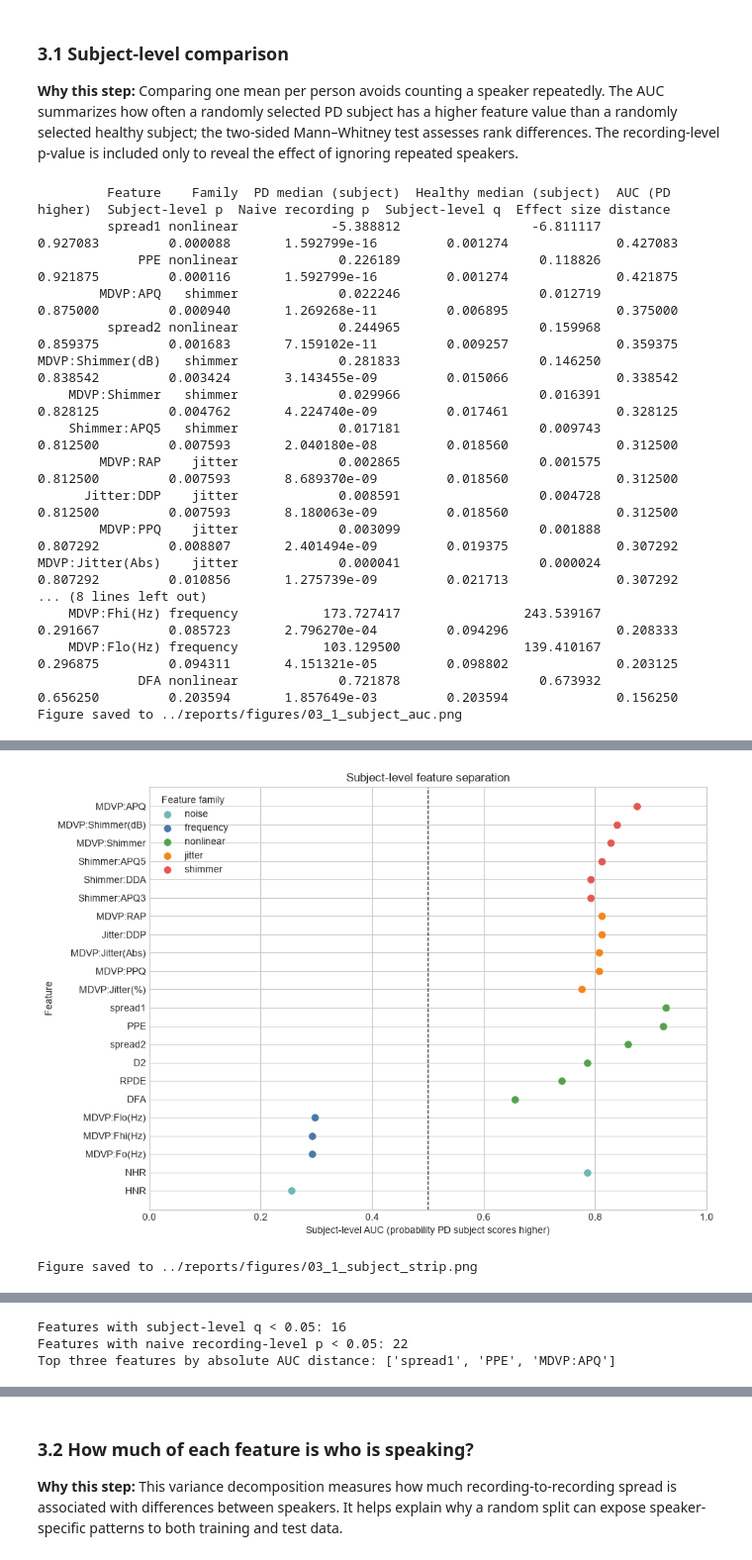
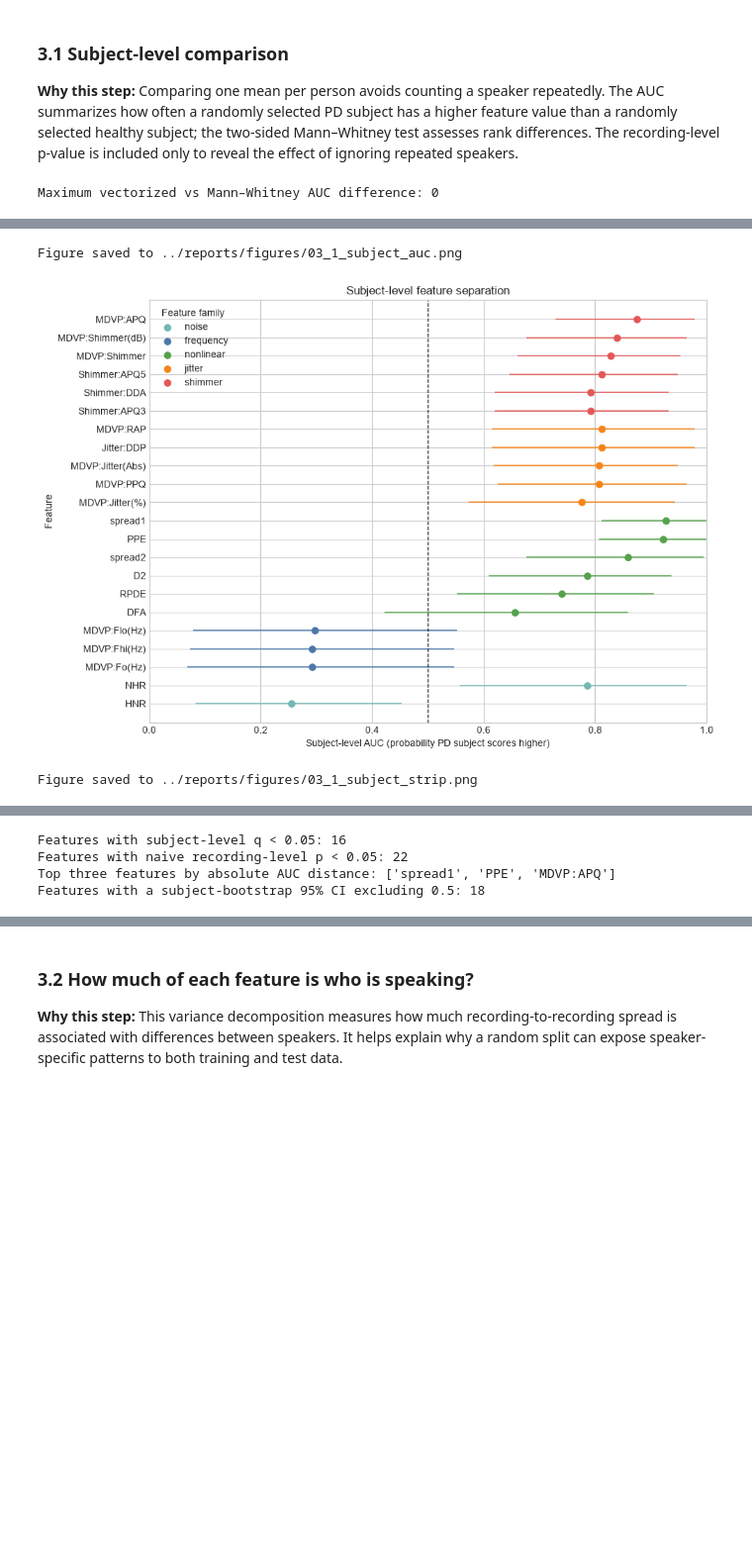
Before and after one commit to aayaan-khan/parkinsons-detection, a Jupyter notebook: notebooks/Parkinsons_Disease_Detection.ipynb, the cells around one changed output, grey strips where cells are left out. Shown at 99% size. Cells and saved outputs as stored; diff of their text form; code cells hidden in the pictures; blank space fills up the shorter version.

```diff
--- a/notebooks/Parkinsons_Disease_Detection.ipynb
+++ b/notebooks/Parkinsons_Disease_Detection.ipynb
@@ -664,13 +685,38 @@ subject_means = (
 pd_subjects = subject_means[subject_means["status"] == 1]
 healthy_subjects = subject_means[subject_means["status"] == 0]
 
+# Bootstrap the two subject groups independently to preserve the sampling unit.
+bootstrap_rng = np.random.RandomState(RANDOM_STATE)
+bootstrap_resamples = 2000
+pd_bootstrap_indices = bootstrap_rng.randint(
+    0, len(pd_subjects), size=(bootstrap_resamples, len(pd_subjects))
+)
+healthy_bootstrap_indices = bootstrap_rng.randint(
+    0, len(healthy_subjects), size=(bootstrap_resamples, len(healthy_subjects))
+)
 comparison_rows = []
+auc_check_differences = []
 for feature in feature_columns:
     # Mann–Whitney U is oriented as PD first, so U/(n_pd*n_healthy) estimates P(PD > healthy).
-    subject_test = mannwhitneyu(
-        pd_subjects[feature], healthy_subjects[feature], alternative="two-sided"
+    pd_values = pd_subjects[feature].to_numpy(dtype=float)
+    healthy_values = healthy_subjects[feature].to_numpy(dtype=float)
+    subject_test = mannwhitneyu(pd_values, healthy_values, alternative="two-sided")
+    auc = float(subject_test.statistic / (len(pd_values) * len(healthy_values)))
+    direct_auc = float(np.mean(
+        (pd_values[:, None] > healthy_values[None, :])
+        + 0.5 * (pd_values[:, None] == healthy_values[None, :])
+    ))
+    auc_check_differences.append(abs(auc - direct_auc))
+
+    # Vectorize all resampled pairwise comparisons for this feature.
+    pd_bootstrap_values = pd_values[pd_bootstrap_indices][:, :, None]
+    healthy_bootstrap_values = healthy_values[healthy_bootstrap_indices][:, None, :]
+    bootstrap_auc = np.mean(
+        (pd_bootstrap_values > healthy_bootstrap_values)
+        + 0.5 * (pd_bootstrap_values == healthy_bootstrap_values),
+        axis=(1, 2),
     )
-    auc = float(subject_test.statistic / (len(pd_subjects) * len(healthy_subjects)))
+    auc_ci_low, auc_ci_high = np.percentile(bootstrap_auc, [2.5, 97.5])
     naive_test = mannwhitneyu(
         oxford.loc[oxford["status"] == 1, feature],
         oxford.loc[oxford["status"] == 0, feature],
@@ -683,11 +729,20 @@ for feature in feature_columns:
             "PD median (subject)": pd_subjects[feature].median(),
             "Healthy median (subject)": healthy_subjects[feature].median(),
             "AUC (PD higher)": auc,
+            "AUC CI low": float(auc_ci_low),
+            "AUC CI high": float(auc_ci_high),
             "Subject-level p": float(subject_test.pvalue),
             "Naive recording p": float(naive_test.pvalue),
         }
     )
 comparison = pd.DataFrame(comparison_rows)
+max_auc_difference = max(auc_check_differences)
+if max_auc_difference > 1e-12:
+    raise ValueError(
+        "Vectorized AUC does not match the Mann–Whitney AUC; "
+        f"maximum absolute difference was {max_auc_difference:.3g}."
+    )
+print(f"Maximum vectorized vs Mann–Whitney AUC difference: {max_auc_difference:.3g}")
 
 # Apply Benjamini–Hochberg manually, then enforce monotonic adjusted p-values in reverse rank order.
 raw_p = comparison["Subject-level p"].to_numpy()
@@ -709,6 +764,10 @@ family_colors = {
 fig_auc, ax_auc = plt.subplots(figsize=(10, 7))
 ordered = comparison.sort_values("AUC (PD higher)")
 for family, group in ordered.groupby("Family", sort=False):
+    ax_auc.hlines(
+        y=group["Feature"], xmin=group["AUC CI low"], xmax=group["AUC CI high"],
+        color=family_colors[family], linewidth=1.5, alpha=0.8,
+    )
     ax_auc.scatter(group["AUC (PD higher)"], group["Feature"],
                    label=family, color=family_colors[family], s=45)
 ax_auc.axvline(0.5, color="black", linestyle="--", linewidth=1)
@@ -745,21 +804,9 @@ top_three = comparison.nlargest(3, "Effect size distance")["Feature"].tolist()
 print(f"Features with subject-level q < 0.05: {q_significant}")
 print(f"Features with naive recording-level p < 0.05: {naive_significant}")
 print(f"Top three features by absolute AUC distance: {top_three}")
+ci_excludes_chance = int(
+    ((comparison["AUC CI low"] > 0.5) | (comparison["AUC CI high"] < 0.5)).sum()
+)
+print(f"Features with a subject-bootstrap 95% CI excluding 0.5: {ci_excludes_chance}")
 # %% [output]
-         Feature    Family  PD median (subject)  Healthy median (subject)  AUC (PD higher)  Subject-level p  Naive recording p  Subject-level q  Effect size distance
-         spread1 nonlinear            -5.388812                 -6.811117         0.927083         0.000088       1.592799e-16         0.001274              0.427083
-             PPE nonlinear             0.226189                  0.118826         0.921875         0.000116       1.592799e-16         0.001274              0.421875
-        MDVP:APQ   shimmer             0.022246                  0.012719         0.875000         0.000940       1.269268e-11         0.006895              0.375000
-         spread2 nonlinear             0.244965                  0.159968         0.859375         0.001683       7.159102e-11         0.009257              0.359375
-MDVP:Shimmer(dB)   shimmer             0.281833                  0.146250         0.838542         0.003424       3.143455e-09         0.015066              0.338542
-    MDVP:Shimmer   shimmer             0.029966                  0.016391         0.828125         0.004762       4.224740e-09         0.017461              0.328125
-    Shimmer:APQ5   shimmer             0.017181                  0.009743         0.812500         0.007593       2.040180e-08         0.018560              0.312500
-        MDVP:RAP    jitter             0.002865                  0.001575         0.812500         0.007593       8.689370e-09         0.018560              0.312500
-      Jitter:DDP    jitter             0.008591                  0.004728         0.812500         0.007593       8.180063e-09         0.018560              0.312500
-        MDVP:PPQ    jitter             0.003099                  0.001888         0.807292         0.008807       2.401494e-09         0.019375              0.307292
-MDVP:Jitter(Abs)    jitter             0.000041                  0.000024         0.807292         0.010856       1.275739e-09         0.021713              0.307292
-... (8 lines left out)
-    MDVP:Fhi(Hz) frequency           173.727417                243.539167         0.291667         0.085723       2.796270e-04         0.094296              0.208333
-    MDVP:Flo(Hz) frequency           103.129500                139.410167         0.296875         0.094311       4.151321e-05         0.098802              0.203125
-             DFA nonlinear             0.721878                  0.673932         0.656250         0.203594       1.857649e-03         0.203594              0.156250
-Figure saved to ../reports/figures/03_1_subject_auc.png
+Maximum vectorized vs Mann–Whitney AUC difference: 0
@@ -766,9 +830,11 @@ Figure saved to ../reports/figures/03_1_subject_auc.png
+Figure saved to ../reports/figures/03_1_subject_auc.png
-[figure, old version]
+[figure, new version]
-Figure saved to ../reports/figures/03_1_subject_strip.png
+Figure saved to ../reports/figures/03_1_subject_strip.png
 [figure]
-Features with subject-level q < 0.05: 16
-Features with naive recording-level p < 0.05: 22
-Top three features by absolute AUC distance: ['spread1', 'PPE', 'MDVP:APQ']
+Features with subject-level q < 0.05: 16
+Features with naive recording-level p < 0.05: 22
+Top three features by absolute AUC distance: ['spread1', 'PPE', 'MDVP:APQ']
+Features with a subject-bootstrap 95% CI excluding 0.5: 18
 # %% [markdown]
 ### Insight
 
```
Also changed, not shown: parts of 24 cells of this notebook, 3 other files.
